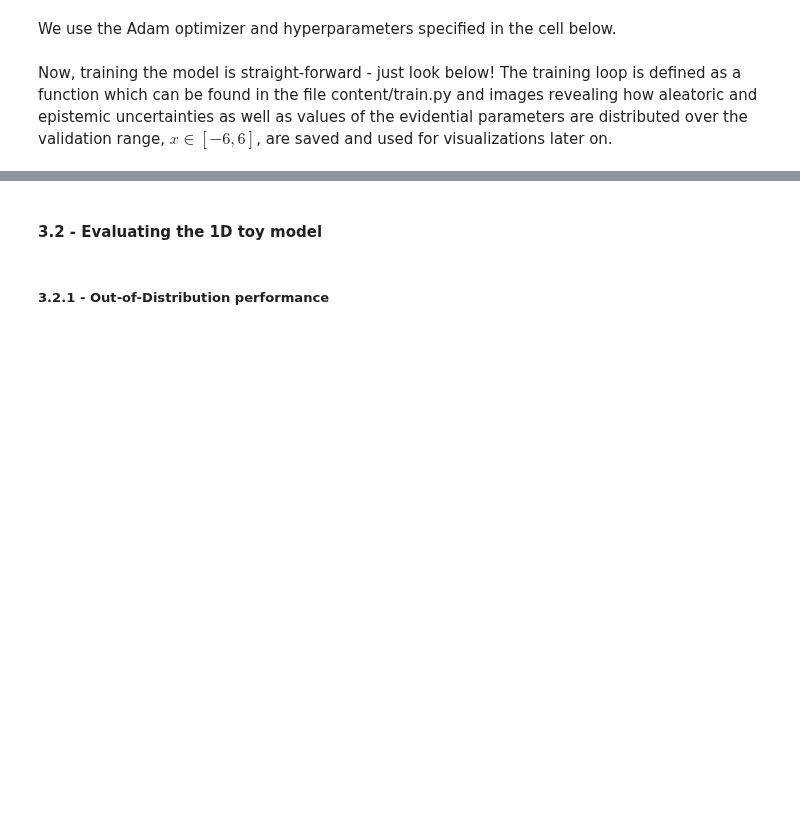
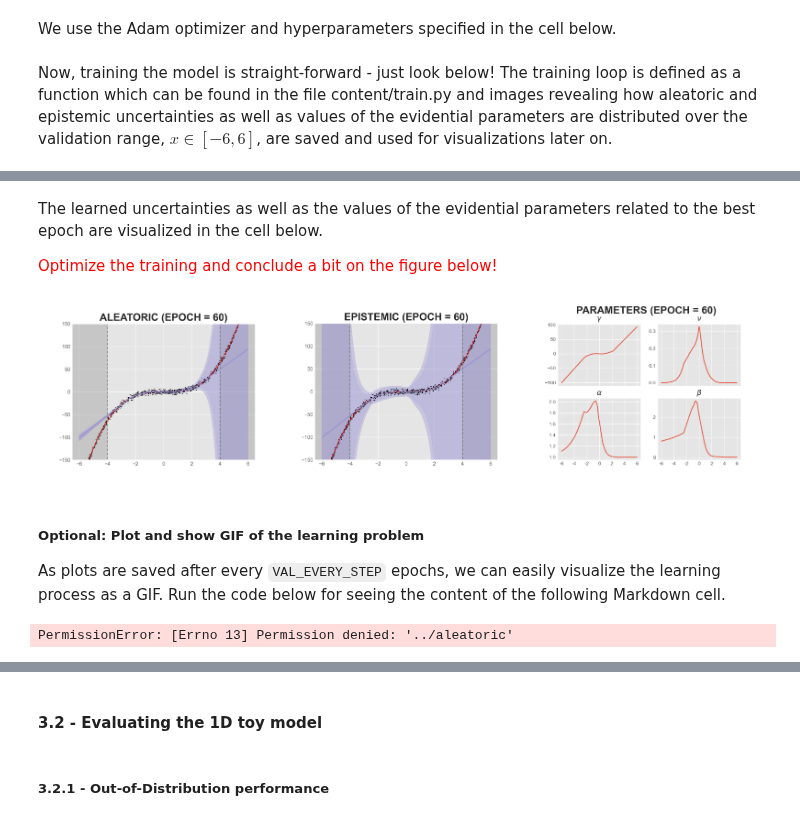
Before and after one commit to albertkjoller/uq-gnn, a Jupyter notebook: explainer_notebook.ipynb, the cells around one changed output, grey strips where cells are left out. Drawn from its saved outputs; the diff is of its cells as text; code cells hidden in the pictures; blank space fills up the shorter version.

Commit message:
update train output

```diff
--- a/explainer_notebook.ipynb
+++ b/explainer_notebook.ipynb
@@ -388,2 +391,30 @@ train(dataloaders, model, optimizer, loss_function, epochs=EPOCHS,
+# %% [markdown]
+The learned uncertainties as well as the values of the evidential parameters related to the best epoch are visualized in the cell below.
+
+<span style="color:red"> Optimize the training and conclude a bit on the figure below! </span>
+# %%
+fig, axs = plt.subplots(1, 3, figsize=(16, 12))
+images = [Image.open(f"results/{EXPERIMENT_NAME}-{EXPERIMENT_VERSION}/{uncertainty_type}/0{best_epoch}.png") for uncertainty_type in ['ALEATORIC', 'EPISTEMIC', 'PARAMS']]
+
+for i, ax in enumerate(axs):
+    ax.imshow(images[i])
+    ax.axis('off')
+plt.tight_layout()
+plt.show()
+# %% [output]
+[figure, added]
+# %% [markdown]
+##### Optional: Plot and show GIF of the learning problem
+
+As plots are saved after every `VAL_EVERY_STEP` epochs, we can easily visualize the learning process as a GIF. Run the code below for seeing the content of the following Markdown cell.
+# %%
+from content.evaluate import make_gif
+
+# Create gifs
+make_gif(f"results/{EXPERIMENT_NAME}-{EXPERIMENT_VERSION}/ALEATORIC", 'aleatoric', duration=100)
+make_gif(f"results/{EXPERIMENT_NAME}-{EXPERIMENT_VERSION}/EPISTEMIC", 'epistemic', duration=100)
+make_gif(f"results/{EXPERIMENT_NAME}-{EXPERIMENT_VERSION}/PARAMS", 'parameters', duration=100)
+# %% [output]
+PermissionError: [Errno 13] Permission denied: '../aleatoric'
 # %%
 # CHECK THIS (IMPLEMENT ME!)
```
Also changed, not shown: parts of 3 cells of this notebook, 2 other files.
